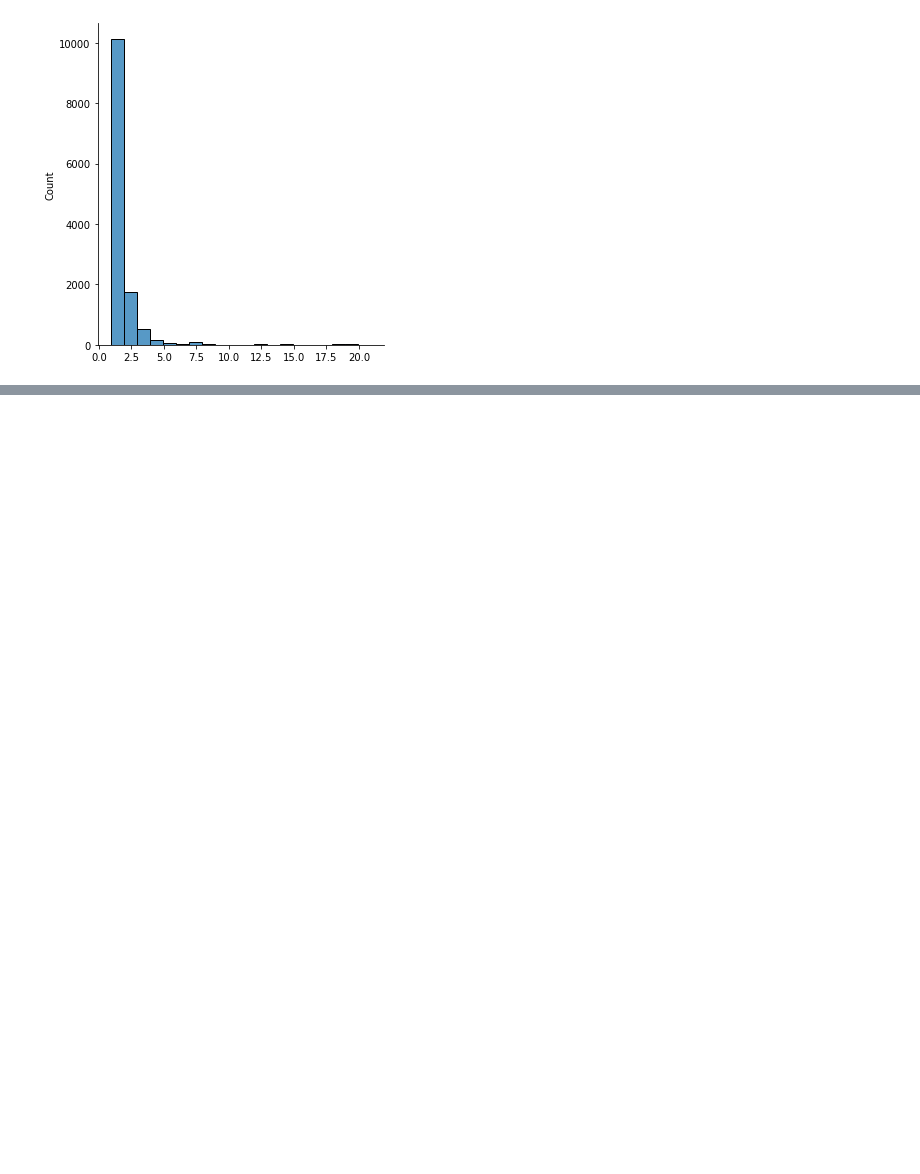
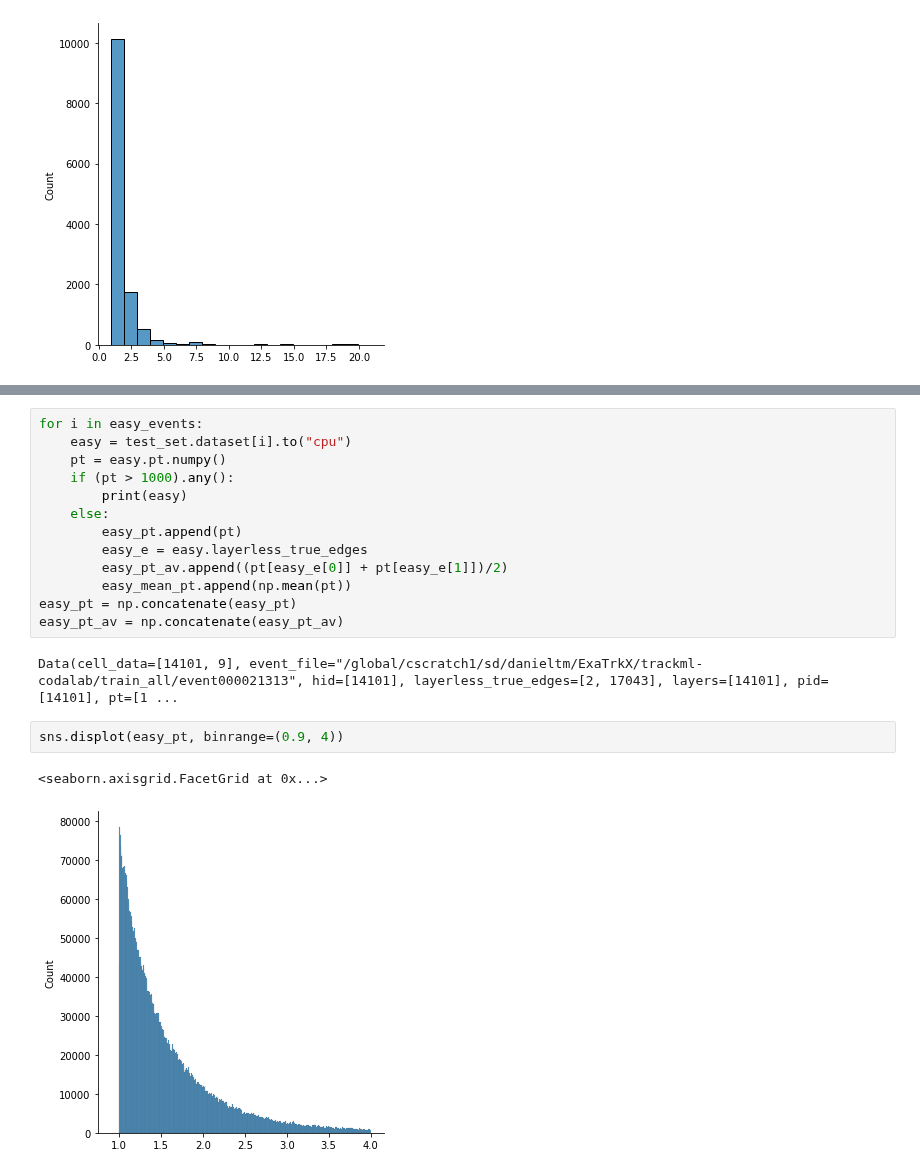
Before and after one commit to HSF-reco-and-software-triggers/Tracking-ML-Exa.TrkX, a Jupyter notebook: src/Pipelines/Examples/dev/EmbeddingDebug.ipynb, the cells around one changed output, grey strips where cells are left out. Drawn from its saved outputs; the diff is of its cells as text; blank space fills up the shorter version.

```diff
--- a/src/Pipelines/Examples/dev/EmbeddingDebug.ipynb
+++ b/src/Pipelines/Examples/dev/EmbeddingDebug.ipynb
@@ -135,0 +316,20 @@ sns.displot(bad_pt_av, binrange=(0.9, 20), binwidth= 1)
+# %%
+for i in easy_events:
+    easy = test_set.dataset[i].to("cpu")
+    pt = easy.pt.numpy()
+    if (pt > 1000).any():
+        print(easy)
+    else:
+        easy_pt.append(pt)
+        easy_e = easy.layerless_true_edges
+        easy_pt_av.append((pt[easy_e[0]] + pt[easy_e[1]])/2)
+        easy_mean_pt.append(np.mean(pt))
+easy_pt = np.concatenate(easy_pt)
+easy_pt_av = np.concatenate(easy_pt_av)
+# %% [output]
+Data(cell_data=[14101, 9], event_file="/global/cscratch1/sd/danieltm/ExaTrkX/trackml-codalab/train_all/event000021313", hid=[14101], layerless_true_edges=[2, 17043], layers=[14101], pid=[14101], pt=[1 ...
+# %%
+sns.displot(easy_pt, binrange=(0.9, 4))
+# %% [output]
+<seaborn.axisgrid.FacetGrid at 0x...>
+[figure, added]
```
Also changed, not shown: parts of 104 cells of this notebook, 15 other files.
